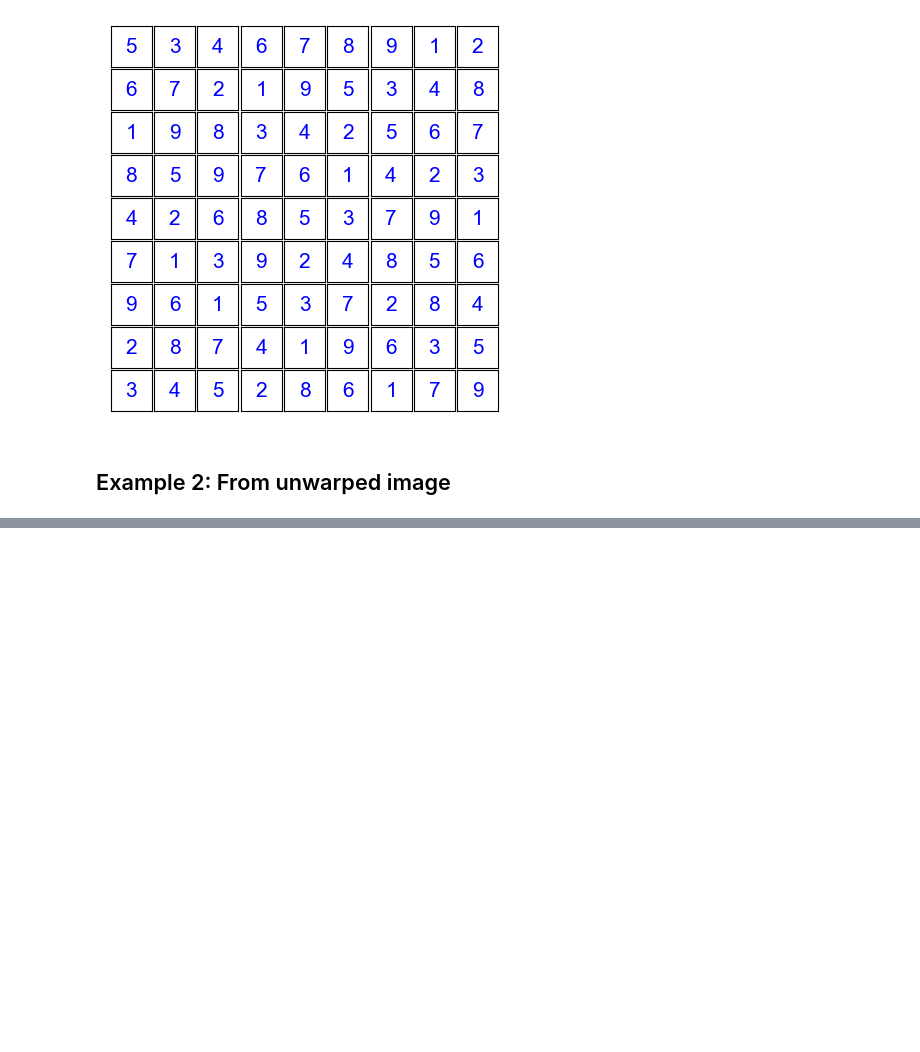
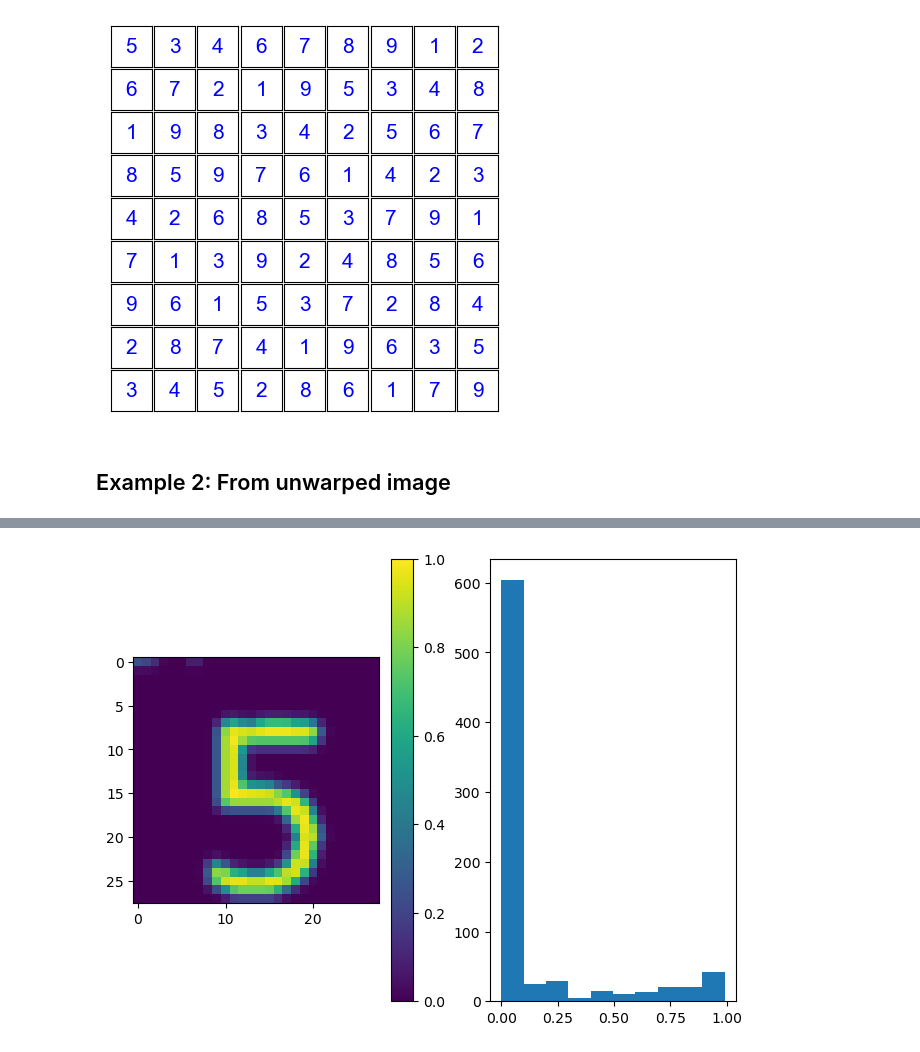
Before and after one commit to NikhilTilak/sudoku-solver, a Jupyter notebook: notebooks/example.ipynb, the cells around one changed output, grey strips where cells are left out. Saved outputs shown, nothing was run; the diff lists cells and outputs as text; code cells hidden in the pictures; blank space fills up the shorter version.

```diff
--- a/notebooks/example.ipynb
+++ b/notebooks/example.ipynb
@@ -111,3 +136,12 @@ plt.show()
+# %%
+im = get_subimage(image, 0,0)
+fig, (ax_im, ax_hist) = plt.subplots(1,2, constrained_layout = True)
+_im = ax_im.imshow(im, cmap = 'viridis', vmin=0, vmax=1)
+plt.colorbar(_im)
+ax_hist.hist(im.ravel())
+plt.show()
+# %% [output]
+[figure, added]
 # %%
 plot_subimages(image)
 # %% [output]
```
Also changed, not shown: parts of 9 cells of this notebook, 3 other files.
